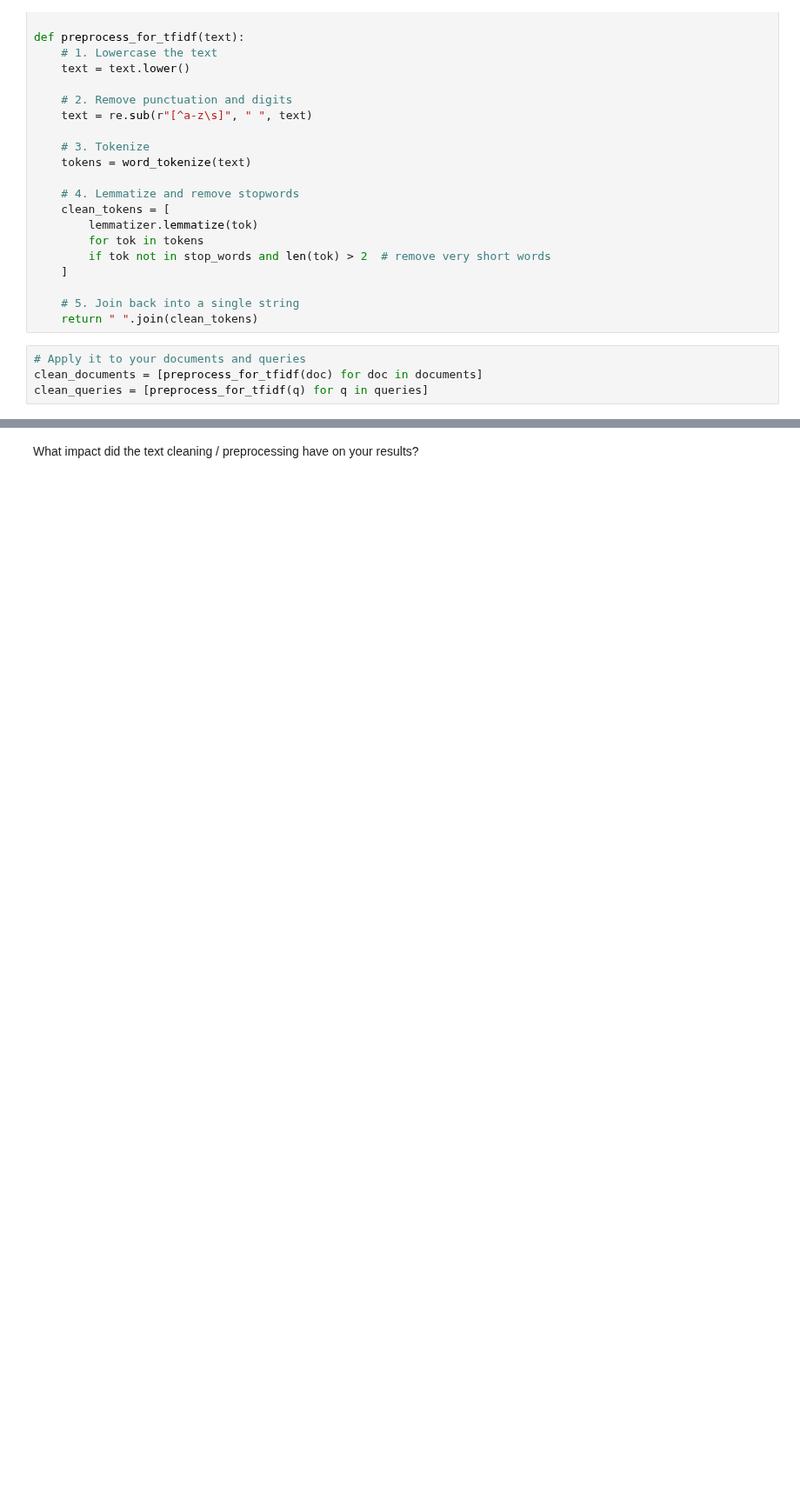
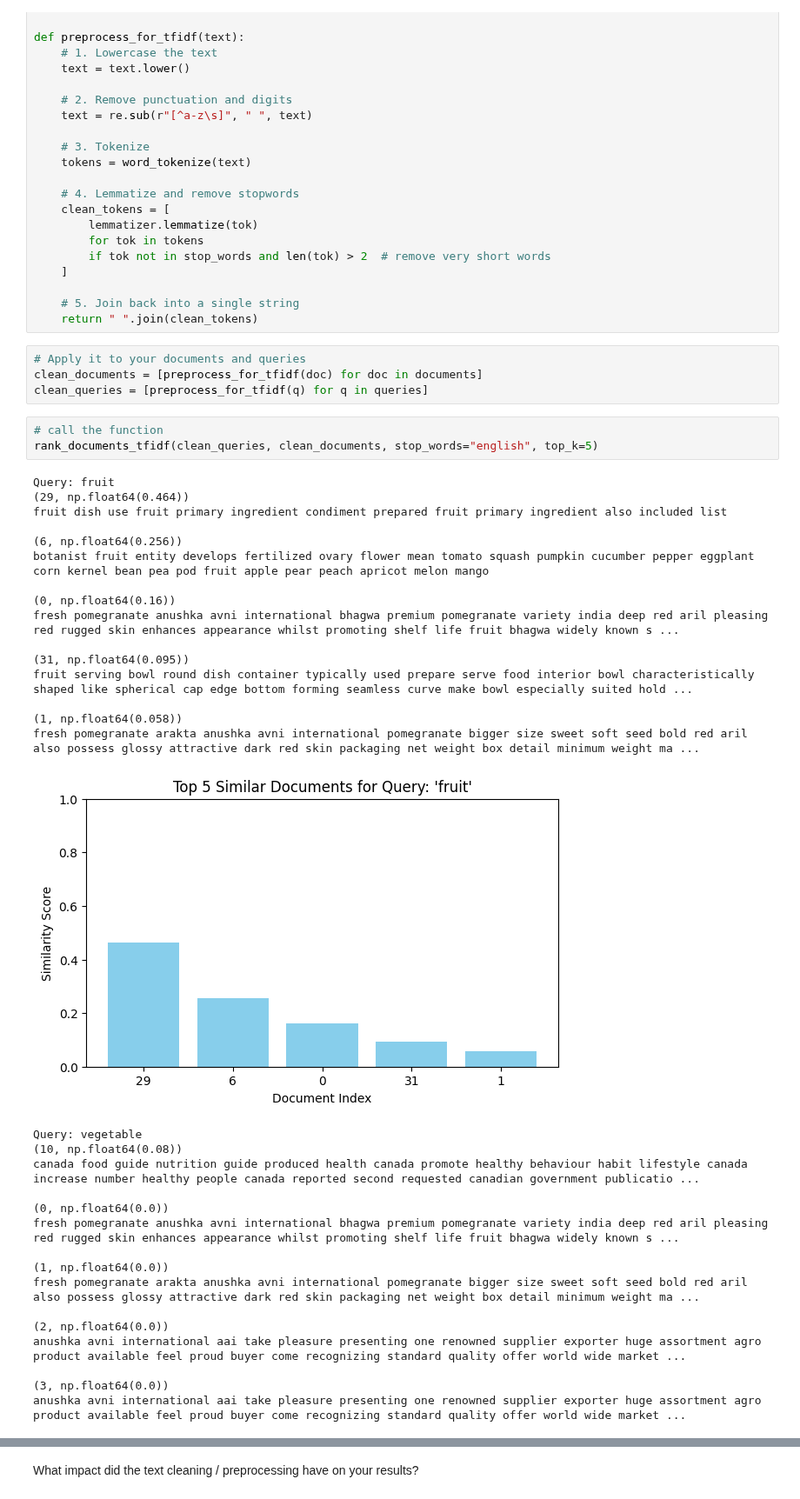
Before and after one commit to assalnekoufar/ML-DL, a Jupyter notebook: DL-Assignment 3/SCS_3546_Assignment_03.ipynb, the cells around one changed output, grey strips where cells are left out. Shown at 87% size. Drawn from its saved outputs; the diff is of its cells as text; blank space fills up the shorter version.

```diff
--- a/DL-Assignment 3/SCS_3546_Assignment_03.ipynb
+++ b/DL-Assignment 3/SCS_3546_Assignment_03.ipynb
@@ -302,3 +302,38 @@ def preprocess_for_tfidf(text):
 # Apply it to your documents and queries
 clean_documents = [preprocess_for_tfidf(doc) for doc in documents]
 clean_queries = [preprocess_for_tfidf(q) for q in queries]
+# %%
+# call the function
+rank_documents_tfidf(clean_queries, clean_documents, stop_words="english", top_k=5)
+# %% [output]
+Query: fruit
+(29, np.float64(0.464))
+fruit dish use fruit primary ingredient condiment prepared fruit primary ingredient also included list
+
+(6, np.float64(0.256))
+botanist fruit entity develops fertilized ovary flower mean tomato squash pumpkin cucumber pepper eggplant corn kernel bean pea pod fruit apple pear peach apricot melon mango
+
+(0, np.float64(0.16))
+fresh pomegranate anushka avni international bhagwa premium pomegranate variety india deep red aril pleasing red rugged skin enhances appearance whilst promoting shelf life fruit bhagwa widely known s ...
+
+(31, np.float64(0.095))
+fruit serving bowl round dish container typically used prepare serve food interior bowl characteristically shaped like spherical cap edge bottom forming seamless curve make bowl especially suited hold ...
+
+(1, np.float64(0.058))
+fresh pomegranate arakta anushka avni international pomegranate bigger size sweet soft seed bold red aril also possess glossy attractive dark red skin packaging net weight box detail minimum weight ma ...
+[figure, added]
+Query: vegetable
+(10, np.float64(0.08))
+canada food guide nutrition guide produced health canada promote healthy behaviour habit lifestyle canada increase number healthy people canada reported second requested canadian government publicatio ...
+
+(0, np.float64(0.0))
+fresh pomegranate anushka avni international bhagwa premium pomegranate variety india deep red aril pleasing red rugged skin enhances appearance whilst promoting shelf life fruit bhagwa widely known s ...
+
+(1, np.float64(0.0))
+fresh pomegranate arakta anushka avni international pomegranate bigger size sweet soft seed bold red aril also possess glossy attractive dark red skin packaging net weight box detail minimum weight ma ...
+
+(2, np.float64(0.0))
+anushka avni international aai take pleasure presenting one renowned supplier exporter huge assortment agro product available feel proud buyer come recognizing standard quality offer world wide market ...
+
+(3, np.float64(0.0))
+anushka avni international aai take pleasure presenting one renowned supplier exporter huge assortment agro product available feel proud buyer come recognizing standard quality offer world wide market ...
```
Also changed, not shown: parts of 8 cells of this notebook.
